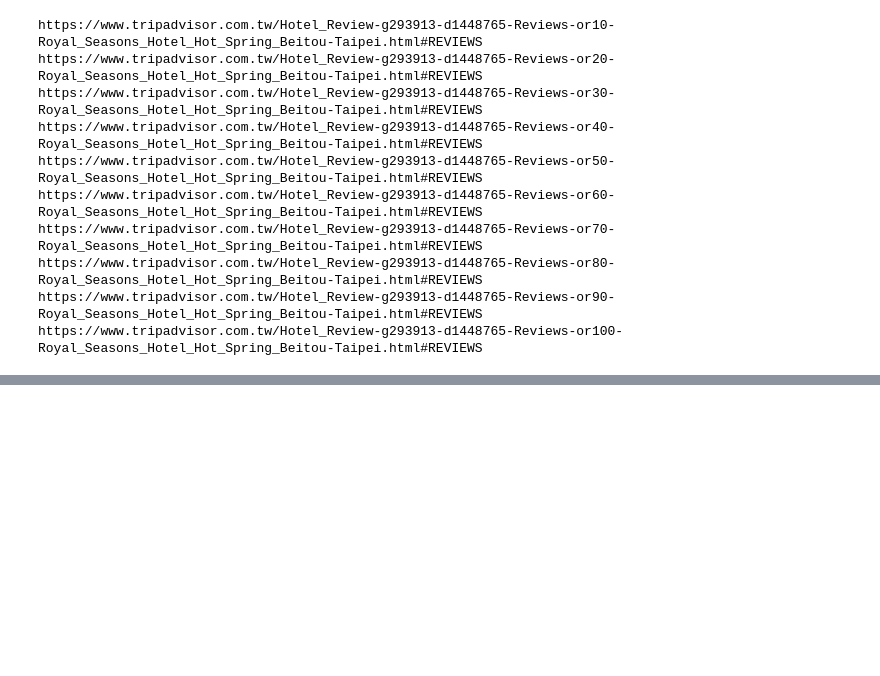
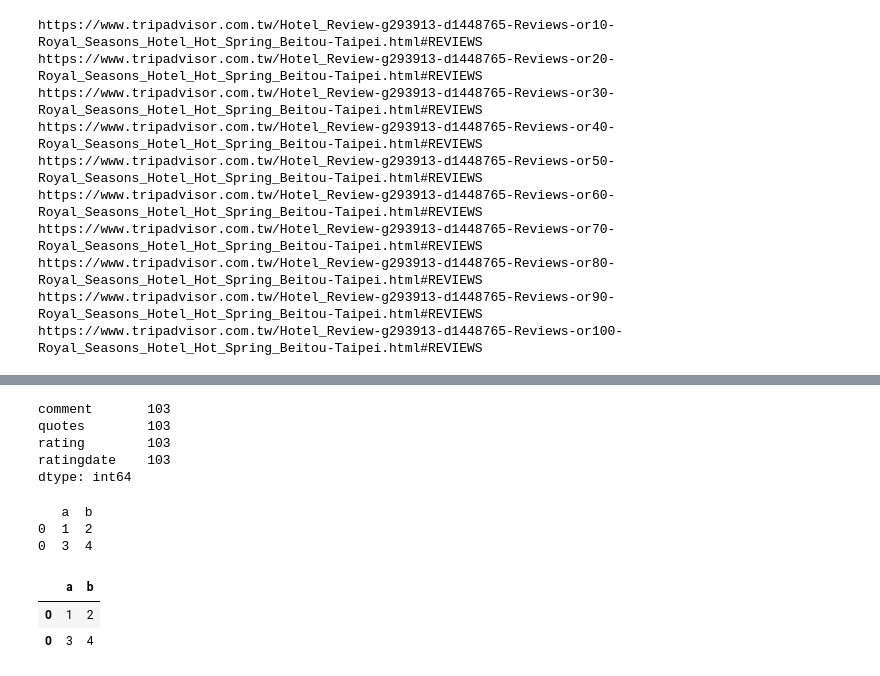
Before and after one commit to bcc2xp/pytravel, a Jupyter notebook: 20160417.ipynb, the cells around one changed output, grey strips where cells are left out. Drawn from its saved outputs; the diff is of its cells as text; code cells hidden in the pictures; blank space fills up the shorter version.

```diff
--- a/20160417.ipynb
+++ b/20160417.ipynb
@@ -213,0 +344,25 @@ https://www.tripadvisor.com.tw/Hotel_Review-g293913-d1448765-Reviews-or100-Royal
+# %%
+hoteldf.count()
+# %% [output]
+comment       103
+quotes        103
+rating        103
+ratingdate    103
+dtype: int64
+# %%
+df1 = pd.DataFrame([{'a':1, 'b':2}])
+df2 = pd.DataFrame([{'a':3, 'b':4}])
+
+dfs = []
+dfs.append(df1)
+dfs.append(df2)
+print dfall
+dfall= pd.concat(dfs)
+dfall
+# %% [output]
+   a  b
+0  1  2
+0  3  4
+|  | a | b |
+| 0 | 1 | 2 |
+| 0 | 3 | 4 |
```
Also changed, not shown: parts of 15 cells of this notebook.
